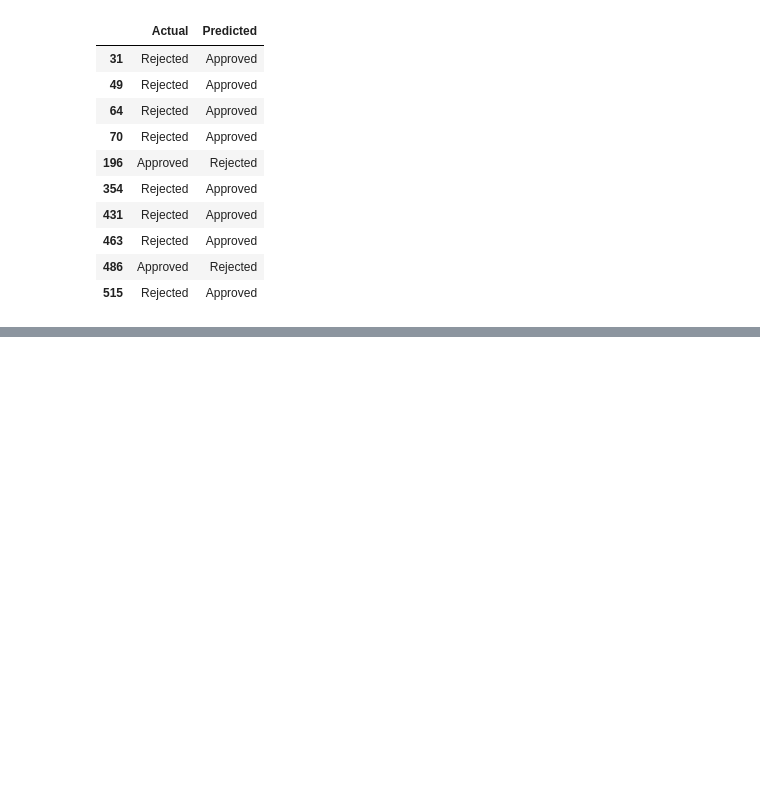
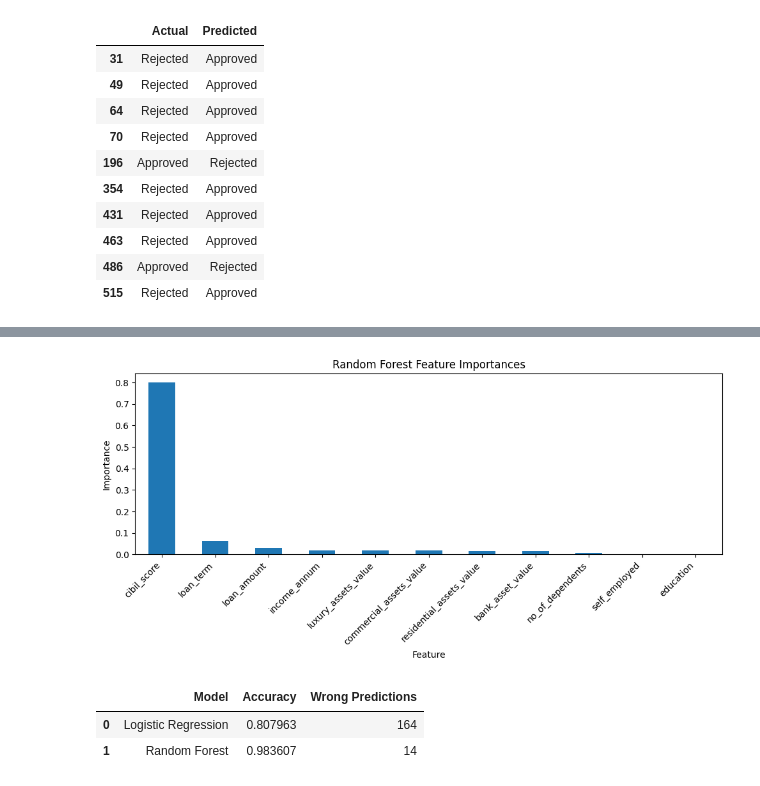
Before and after one commit to ex6t/loan-approval-ml-project, a Jupyter notebook: notebooks/04_random_forest.ipynb, the cells around one changed output, grey strips where cells are left out. Cells and saved outputs as stored; diff of their text form; code cells hidden in the pictures; blank space fills up the shorter version.

Commit message:
Validate random forest and save trained model

```diff
--- a/notebooks/04_random_forest.ipynb
+++ b/notebooks/04_random_forest.ipynb
@@ -127,3 +127,10 @@ Number of wrong Random Forest predictions: 14
 | 463 | Rejected | Approved |
 | 486 | Approved | Rejected |
 | 515 | Rejected | Approved |
+# %%
+feature_importances = pd.DataFrame({
+    "Feature": X_encoded.columns,
+    "Importance": rf_model.feature_importances_
+}).sort_values(by="Importance", ascending=False)
+
+feature_importances
@@ -129,0 +150,28 @@ Number of wrong Random Forest predictions: 14
+# %%
+feature_importances.plot(
+    x="Feature",
+    y="Importance",
+    kind="bar",
+    figsize=(10, 5),
+    legend=False
+)
+
+plt.title("Random Forest Feature Importances")
+plt.ylabel("Importance")
+plt.xticks(rotation=45, ha="right")
+plt.tight_layout()
+plt.show()
+# %% [output]
+[figure, added]
+# %%
+comparison = pd.DataFrame({
+    "Model": ["Logistic Regression", "Random Forest"],
+    "Accuracy": [0.8079625292740047, rf_accuracy],
+    "Wrong Predictions": [164, len(wrong_predictions_rf)]
+})
+
+comparison
+# %% [output]
+|  | Model | Accuracy | Wrong Predictions |
+| 0 | Logistic Regression | 0.807963 | 164 |
+| 1 | Random Forest | 0.983607 | 14 |
```
Also changed, not shown: parts of 2 cells of this notebook, 1 other file.
